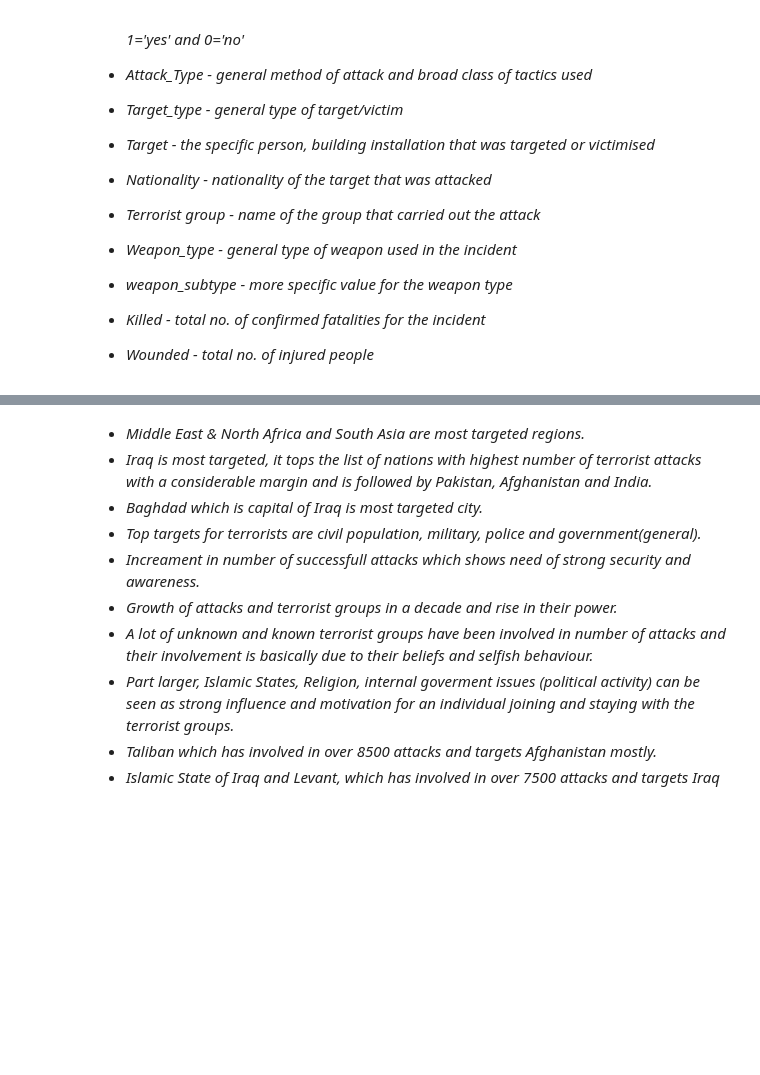
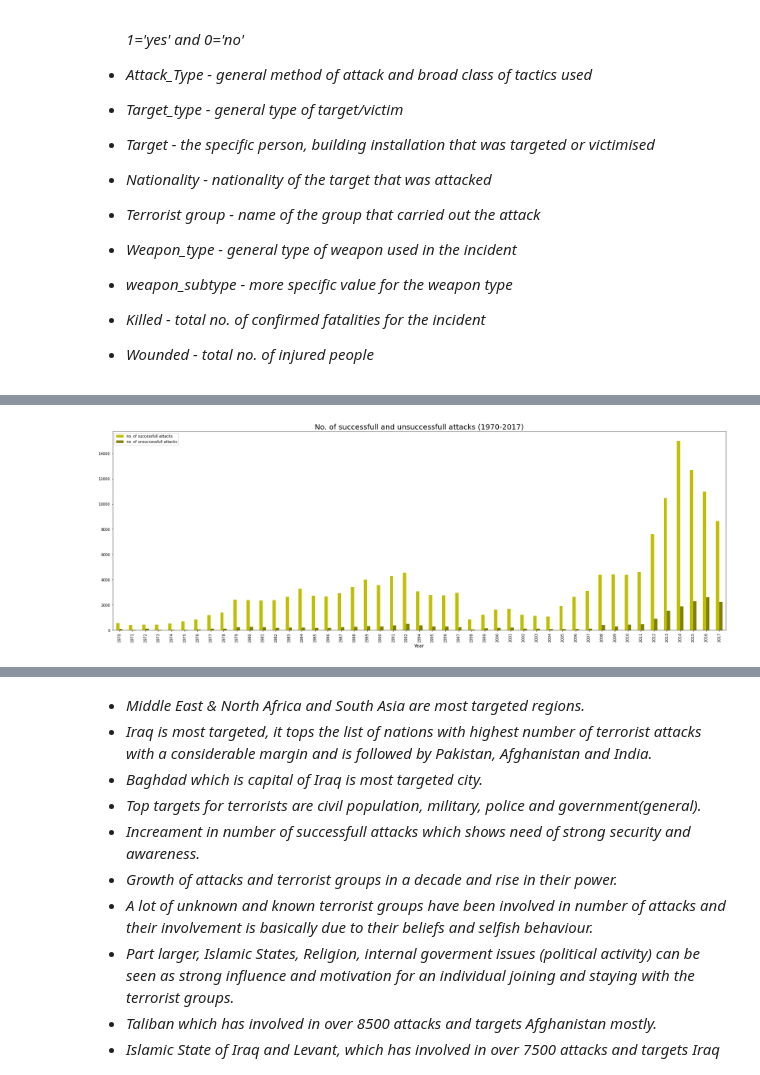
Before and after one commit to kiran9615/EDA-Global-Terrorism, a Jupyter notebook: EDA_on_Global_Terrorism.ipynb, the cells around one changed output, grey strips where cells are left out. Cells and saved outputs as stored; diff of their text form; code cells hidden in the pictures; blank space fills up the shorter version.

```diff
--- a/EDA_on_Global_Terrorism.ipynb
+++ b/EDA_on_Global_Terrorism.ipynb
@@ -351,0 +380,19 @@ updated_global_terrorism_df.head(5)   #checking for first 5 observations in upda
+# %%
+#------------------------------------Block-23-------------------------------------
+
+#creating a dataframe which contains no. of successfull and unsuccessfull attacks yearwise
+yearwise_successnfailure_data=updated_global_terrorism_df.groupby(['Year','success']).agg({'eventid':'count'}).reset_index()
+yearwise_successnfailure_data.rename(columns={'eventid':'no. of attacks'},inplace=True)    #renaming the column
+#subdataframe from yearwise_successnfailure_data where success=1
+success_inattacks_over_years=yearwise_successnfailure_data[yearwise_successnfailure_data['success']==1]
+#subdataframe from yearwise_successnfailure_data where success=0
+failure_inattacks_over_years=yearwise_successnfailure_data[yearwise_successnfailure_data['success']==0]
+#calculating total no. of successfull attacks each year
+successfull_attacks=success_inattacks_over_years.groupby('Year').agg({'no. of attacks':'sum'})
+successfull_attacks.rename(columns={'no. of attacks':'no. of successfull attacks'},inplace=True)
+#calculating total no. of unsuccessfull attacks each year
+unsuccessfull_attacks=failure_inattacks_over_years.groupby('Year').agg({'no. of attacks':'sum'})
+unsuccessfull_attacks.rename(columns={'no. of attacks':'no. of unsuccessfull attacks'},inplace=True)
+#merging two dataframes
+successnfail_yearwise_df=pd.merge(successfull_attacks,unsuccessfull_attacks,how='inner',on='Year')
+successnfail_yearwise_df
@@ -351,0 +418,11 @@ updated_global_terrorism_df.head(5)   #checking for first 5 observations in upda
+# %%
+#------------------------------------Block-24-------------------------------------
+
+#visualising Block-23
+plt.rcParams['figure.figsize']=(30,10)   #defining figure
+successnfail_yearwise_df.plot.bar(color=['y','olive'])   #bar plot representing no. of successful and unsuccessful attacks yearwise
+plt.title('No. of successfull and unsuccessfull attacks (1970-2017)',fontsize=20)
+plt.xlabel('Year',fontsize=13)   #to give x axis label
+plt.show()
+# %% [output]
+[figure, added]
```
Also changed, not shown: parts of 15 cells of this notebook.
